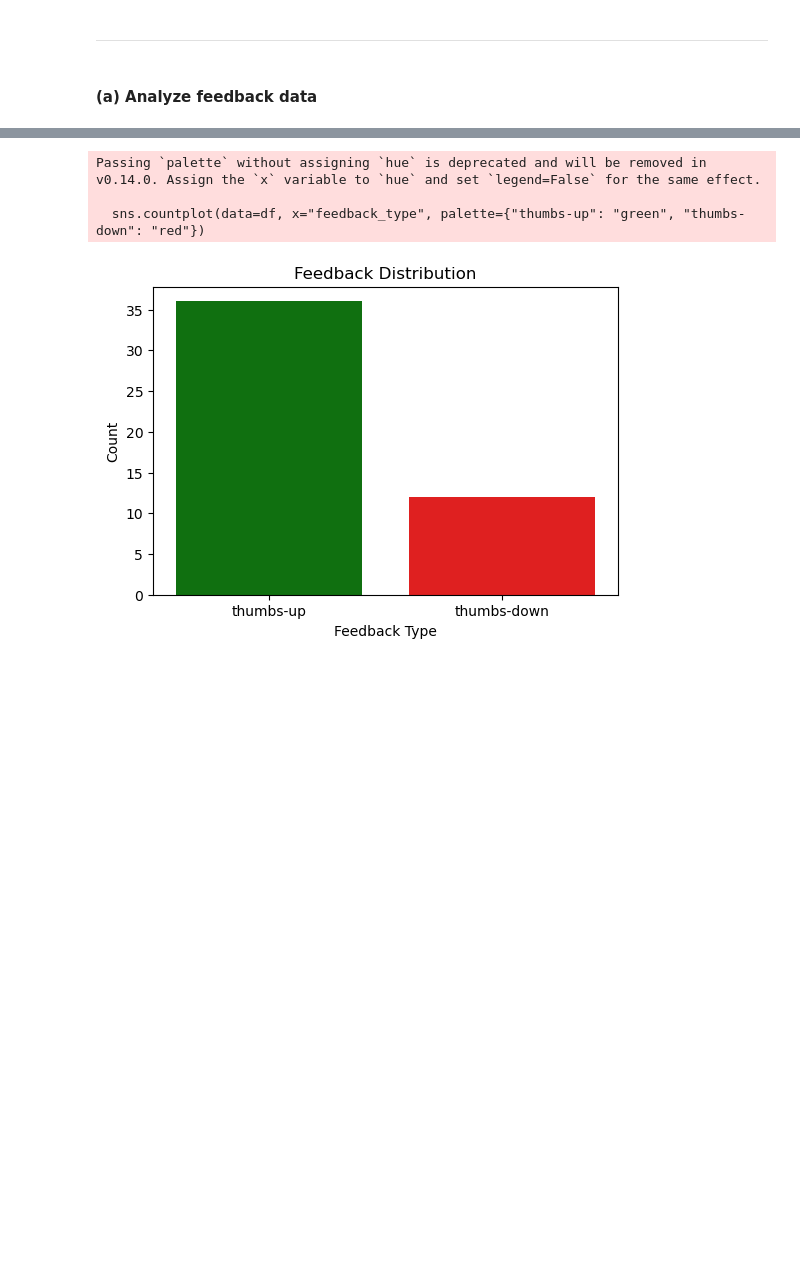
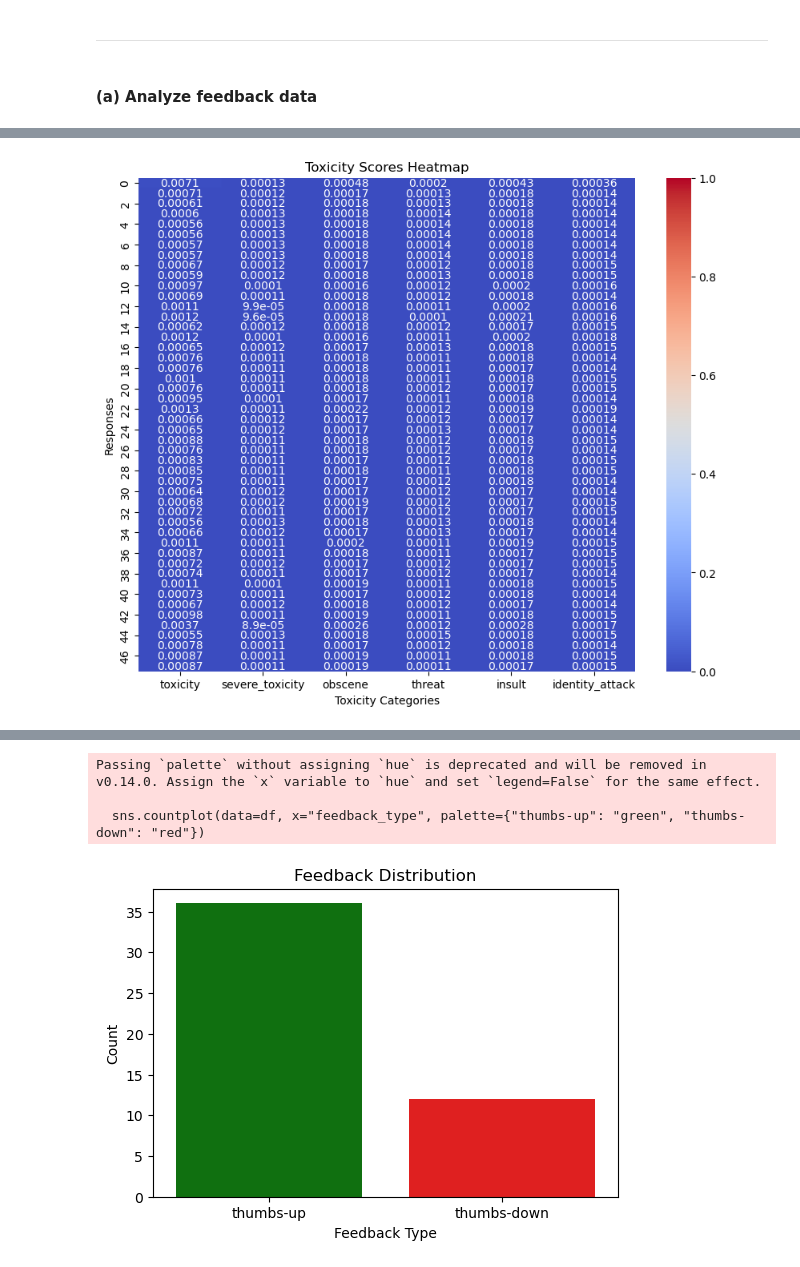
Before and after one commit to diego-manzano/capstone-ailtk, a Jupyter notebook: ailtk_learning-management-module/learning-files/learning-activities/practice-learning-activity-7.ipynb, the cells around one changed output, grey strips where cells are left out. Drawn from its saved outputs; the diff is of its cells as text; code cells hidden in the pictures; blank space fills up the shorter version.

```diff
--- a/ailtk_learning-management-module/learning-files/learning-activities/practice-learning-activity-7.ipynb
+++ b/ailtk_learning-management-module/learning-files/learning-activities/practice-learning-activity-7.ipynb
@@ -88,0 +128,23 @@ plt.show()
+# %%
+# Convert the list of toxicity scores to a DataFrame
+toxicity_df = pd.DataFrame(toxicity_scores_list)
+
+# Set up the heatmap plot
+plt.figure(figsize=(10, 8))
+sns.heatmap(
+    toxicity_df,
+    annot=True,
+    cmap= sns.color_palette("coolwarm", as_cmap=True),
+    vmin=0,  # Minimum value
+    vmax=1,  # Maximum value
+    cbar=True)
+
+# Adding labels and title
+plt.title('Toxicity Scores Heatmap')
+plt.xlabel('Toxicity Categories')
+plt.ylabel('Responses')
+
+# Show the plot
+plt.show()
+# %% [output]
+[figure, added]
```
Also changed, not shown: parts of 36 cells of this notebook, 1 other file.
